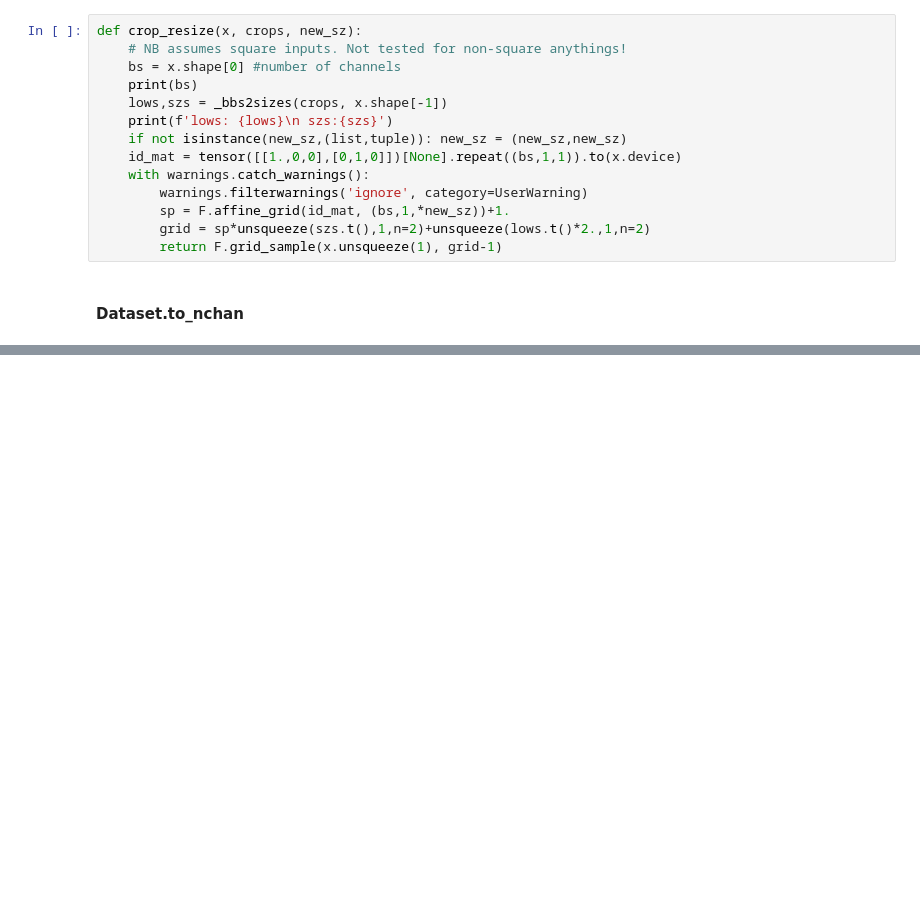
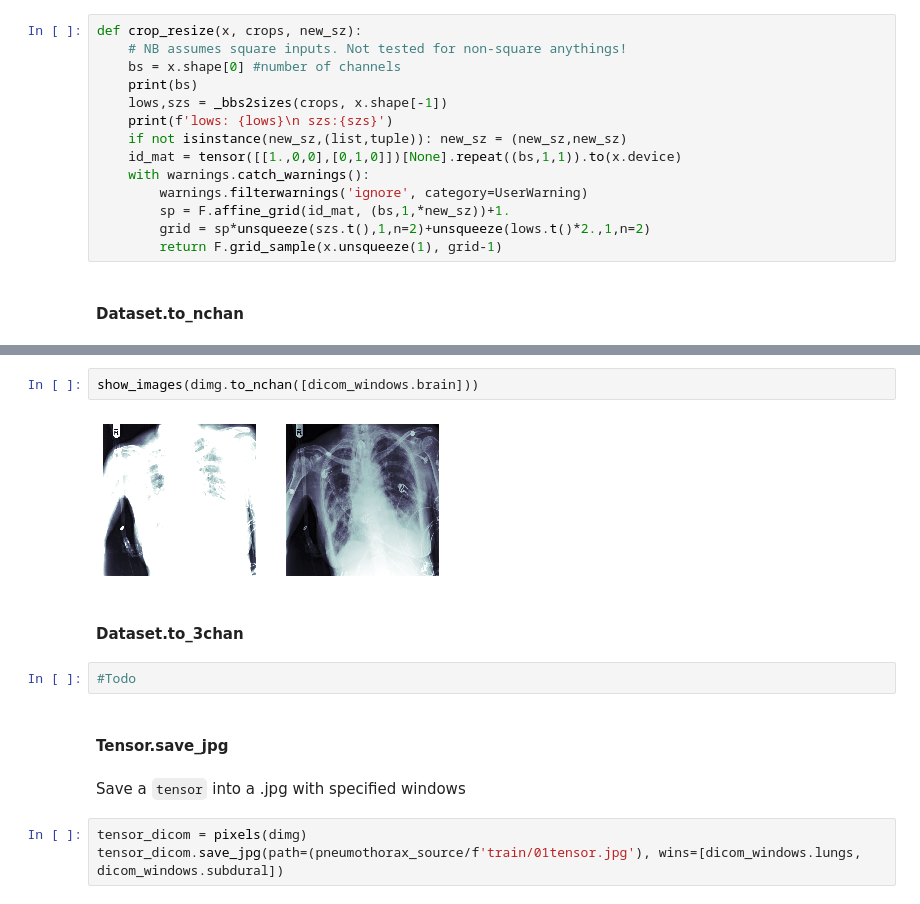
Before and after one commit to asvcode/covid19-translations, a Jupyter notebook: _notebooks/2020-04-28-Medical-Imaging-Part2.ipynb, the cells around one changed output, grey strips where cells are left out. Drawn from its saved outputs; the diff is of its cells as text; blank space fills up the shorter version.

```diff
--- a/_notebooks/2020-04-28-Medical-Imaging-Part2.ipynb
+++ b/_notebooks/2020-04-28-Medical-Imaging-Part2.ipynb
@@ -147,0 +154,15 @@ def crop_resize(x, crops, new_sz):
+# %%
+show_images(dimg.to_nchan([dicom_windows.brain]))
+# %% [output]
+[figure, added]
+# %% [markdown]
+#### Dataset.to_3chan
+# %%
+#Todo
+# %% [markdown]
+#### Tensor.save_jpg
+# %% [markdown]
+Save a `tensor` into a .jpg with specified windows
+# %%
+tensor_dicom = pixels(dimg)
+tensor_dicom.save_jpg(path=(pneumothorax_source/f'train/01tensor.jpg'), wins=[dicom_windows.lungs, dicom_windows.subdural])
```
Also changed, not shown: parts of 3 cells of this notebook.
